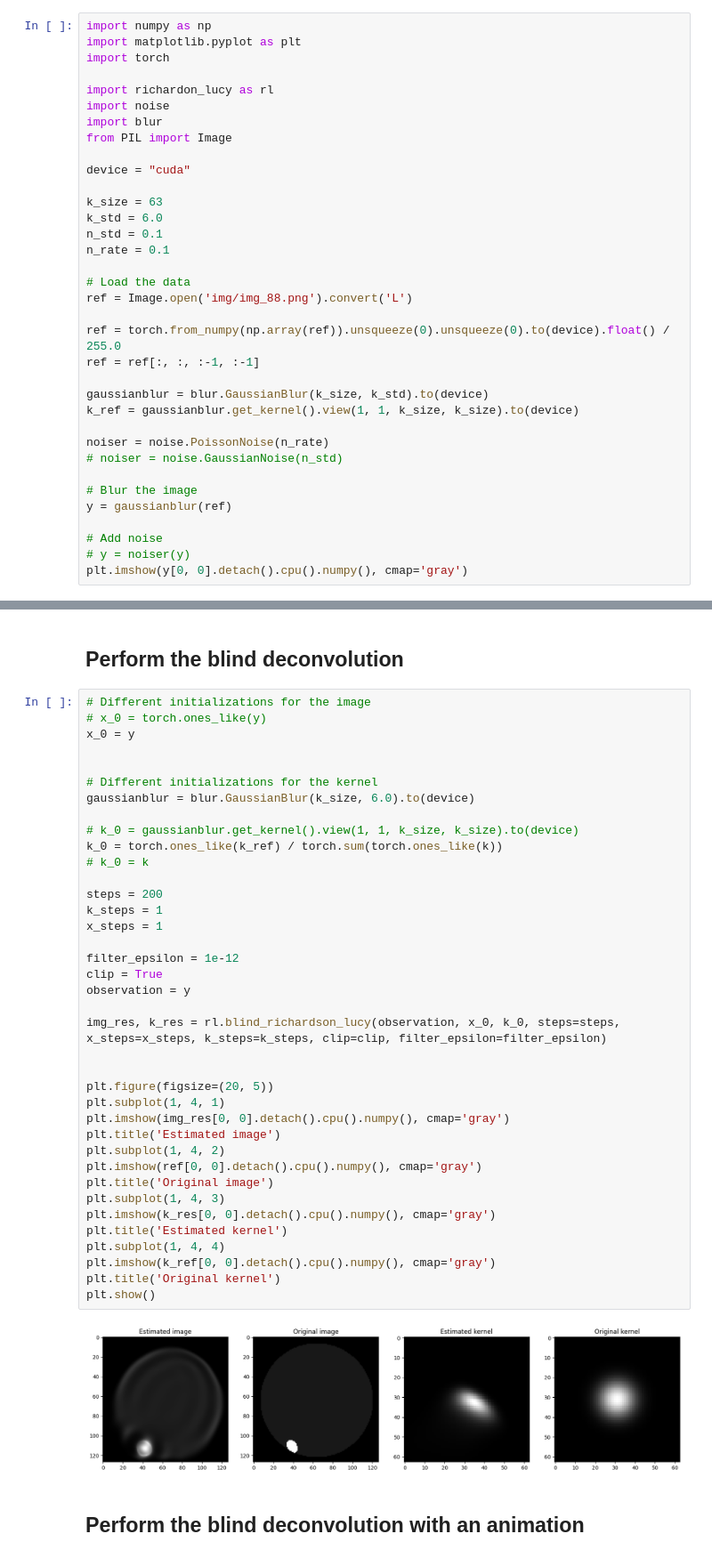
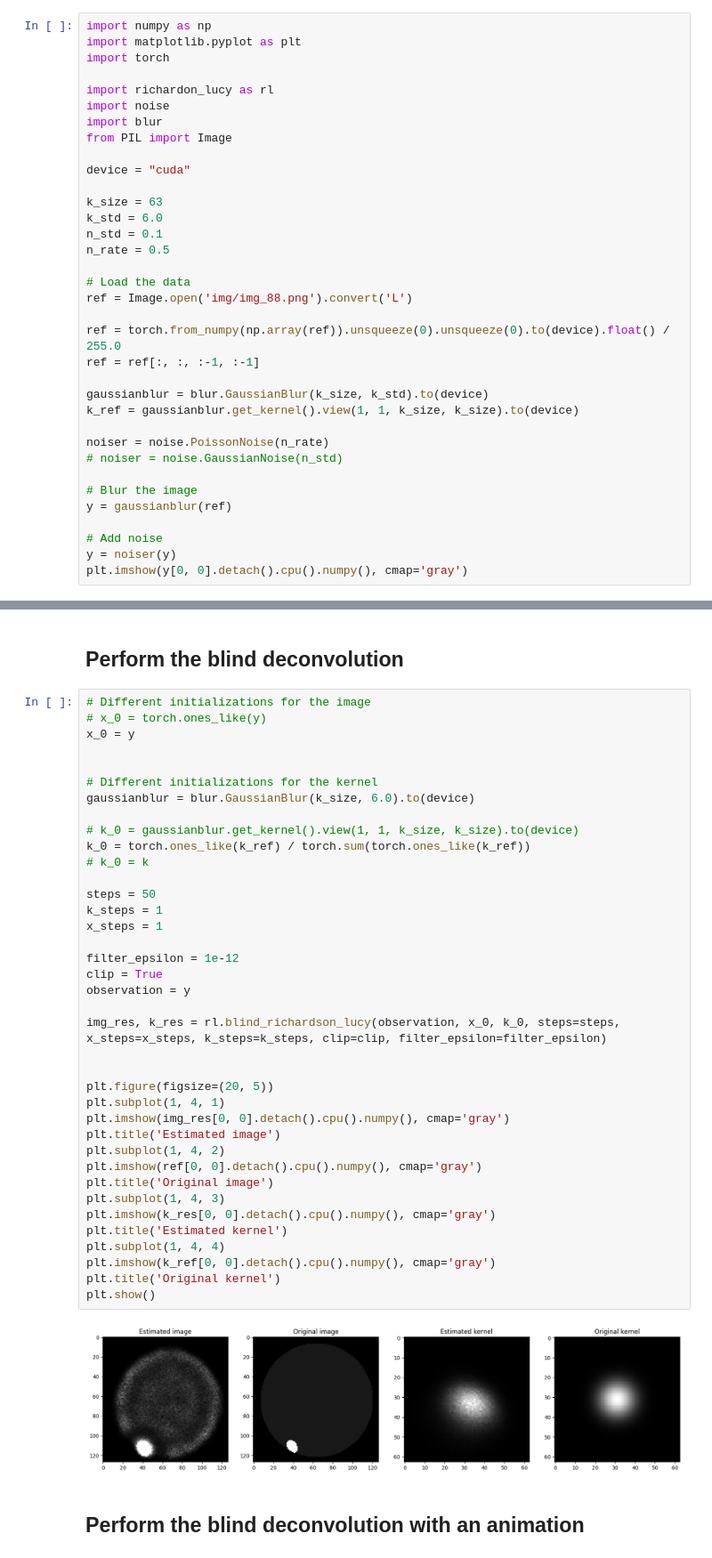
Before and after one commit to Tmodrzyk/richardson-lucy-python, a Jupyter notebook: greyscale.ipynb, the cells around one changed output, grey strips where cells are left out. Shown: that part at 89% size. Drawn from its saved outputs; the diff is of its cells as text.

```diff
--- a/greyscale.ipynb
+++ b/greyscale.ipynb
@@ -17,7 +17,7 @@ device = "cuda"
 k_size = 63
 k_std = 6.0
 n_std = 0.1
-n_rate = 0.1
+n_rate = 0.5
 
 # Load the data
 ref = Image.open('img/img_88.png').convert('L')
@@ -35,7 +35,7 @@ noiser = noise.PoissonNoise(n_rate)
 y = gaussianblur(ref)
 
 # Add noise
-# y = noiser(y)
+y = noiser(y)
 plt.imshow(y[0, 0].detach().cpu().numpy(), cmap='gray')
 # %% [output]
 <matplotlib.image.AxesImage at 0x...>
@@ -73,36 +73,36 @@ x_0 = y
 gaussianblur = blur.GaussianBlur(k_size, 6.0).to(device)
 
 # k_0 = gaussianblur.get_kernel().view(1, 1, k_size, k_size).to(device)
-k_0 = torch.ones_like(k_ref) / torch.sum(torch.ones_like(k))
+k_0 = torch.ones_like(k_ref) / torch.sum(torch.ones_like(k_ref))
 # k_0 = k
 
-steps = 200
+steps = 50
 k_steps = 1
 x_steps = 1
 
 filter_epsilon = 1e-12
 clip = True
 observation = y
 
 img_res, k_res = rl.blind_richardson_lucy(observation, x_0, k_0, steps=steps, x_steps=x_steps, k_steps=k_steps, clip=clip, filter_epsilon=filter_epsilon)
 
 
 plt.figure(figsize=(20, 5))
 plt.subplot(1, 4, 1)
 plt.imshow(img_res[0, 0].detach().cpu().numpy(), cmap='gray')
 plt.title('Estimated image')
 plt.subplot(1, 4, 2)
 plt.imshow(ref[0, 0].detach().cpu().numpy(), cmap='gray')
 plt.title('Original image')
 plt.subplot(1, 4, 3)
 plt.imshow(k_res[0, 0].detach().cpu().numpy(), cmap='gray')
 plt.title('Estimated kernel')
 plt.subplot(1, 4, 4)
 plt.imshow(k_ref[0, 0].detach().cpu().numpy(), cmap='gray')
 plt.title('Original kernel')
 plt.show()
 # %% [output]
-[figure, old version]
+[figure, new version]
 # %% [markdown]
 ## Perform the blind deconvolution with an animation
 # %%
```
Also changed, not shown: parts of 2 cells of this notebook, 2 other files.
